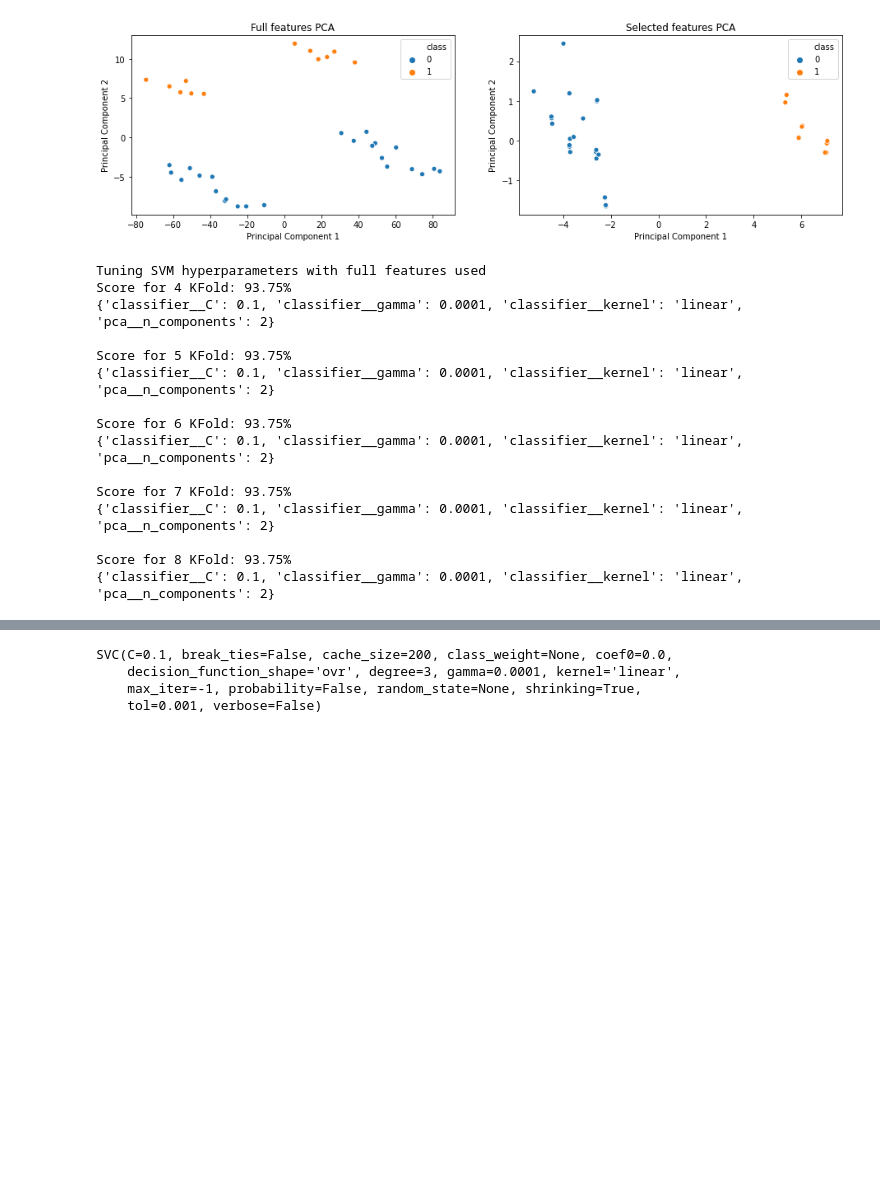
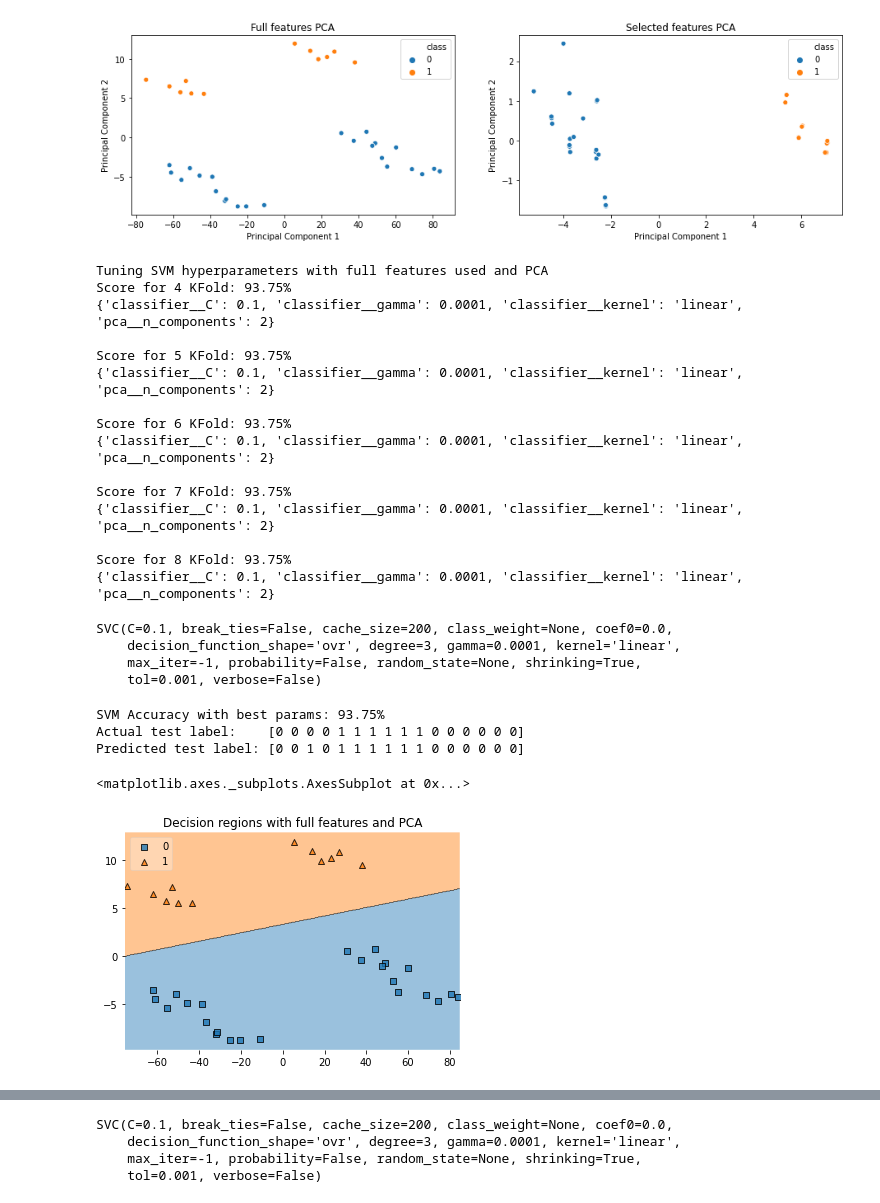
Before and after one commit to maarlf/vasp, a Jupyter notebook: notebooks/svm_classifier.ipynb, the cells around one changed output, grey strips where cells are left out. Saved outputs shown, nothing was run; the diff lists cells and outputs as text; code cells hidden in the pictures; blank space fills up the shorter version.

```diff
--- a/notebooks/svm_classifier.ipynb
+++ b/notebooks/svm_classifier.ipynb
@@ -77,0 +163,5 @@ sns.heatmap(corr_df.corr(), annot=True, vmin=-1, vmax=1, center=0, cmap='coolwar
+# %%
+clf2 = SVC(kernel=grid2.best_params_['classifier__kernel'],
+          gamma=grid2.best_params_['classifier__gamma'],
+          C=grid2.best_params_['classifier__C'])
+clf2.fit(X_train, y_train)
@@ -109,27 +213,27 @@ fig.show()
 # %% [output]
 [figure]
 # %%
-pipe = [('pca', PCA()), ('classifier', SVC())]
-param_grid = {
+pipe3 = [('pca', PCA()), ('classifier', SVC())]
+param_grid3 = {
     'pca__n_components': [2],
-    'classifier__kernel': ['rbf', 'linear'],
+    'classifier__kernel': ['linear'],
     'classifier__C': [0.1, 0.5, 1, 10, 30, 40, 50, 70, 100, 500, 1000],
     'classifier__gamma': [0.0001, 0.001, 0.005, 0.01, 0.05, 0.07, 0.1, 0.5, 1, 5, 10, 50]
 }
 
-pipeline = Pipeline(pipe)
+pipeline3 = Pipeline(pipe3)
 # %%
 test_transformed = pca.transform(X_test)
 
-print('Tuning SVM hyperparameters with full features used')
+print('Tuning SVM hyperparameters with full features used and PCA')
 for n in tqdm(range(4, 9)):
-    grid = GridSearchCV(pipeline, param_grid=param_grid, cv=KFold(n_splits=n))
-    grid.fit(X_transformed, y_train)
-    print('Score for {} KFold: {}%'.format(n, grid.score(test_transformed, y_test) * 100))
-    print(grid.best_params_)
+    grid3 = GridSearchCV(pipeline3, param_grid=param_grid3, cv=KFold(n_splits=n))
+    grid3.fit(X_transformed, y_train)
+    print('Score for {} KFold: {}%'.format(n, grid3.score(test_transformed, y_test) * 100))
+    print(grid3.best_params_)
     print()
 # %% [output]
-Tuning SVM hyperparameters with full features used
+Tuning SVM hyperparameters with full features used and PCA
 Score for 4 KFold: 93.75%
 {'classifier__C': 0.1, 'classifier__gamma': 0.0001, 'classifier__kernel': 'linear', 'pca__n_components': 2}
 
@@ -144,3 +248,28 @@ Score for 7 KFold: 93.75%
 
 Score for 8 KFold: 93.75%
 {'classifier__C': 0.1, 'classifier__gamma': 0.0001, 'classifier__kernel': 'linear', 'pca__n_components': 2}
+# %%
+clf3 = SVC(kernel=grid3.best_params_['classifier__kernel'],
+          gamma=grid3.best_params_['classifier__gamma'],
+          C=grid3.best_params_['classifier__C'])
+clf3.fit(X_transformed, y_train)
+# %% [output]
+SVC(C=0.1, break_ties=False, cache_size=200, class_weight=None, coef0=0.0,
+    decision_function_shape='ovr', degree=3, gamma=0.0001, kernel='linear',
+    max_iter=-1, probability=False, random_state=None, shrinking=True,
+    tol=0.001, verbose=False)
+# %%
+y_pred3 = clf3.predict(test_transformed)
+print('SVM Accuracy with best params: {}%'.format(accuracy_score(y_pred3, y_test) * 100))
+print('Actual test label:    {}'.format(y_test))
+print('Predicted test label: {}'.format(y_pred3))
+# %% [output]
+SVM Accuracy with best params: 93.75%
+Actual test label:    [0 0 0 0 1 1 1 1 1 1 0 0 0 0 0 0]
+Predicted test label: [0 0 1 0 1 1 1 1 1 1 0 0 0 0 0 0]
+# %%
+plt.title('Decision regions with full features and PCA')
+plot_decision_regions(X_transformed, y_train, clf=clf3, legend=2)
+# %% [output]
+<matplotlib.axes._subplots.AxesSubplot at 0x...>
+[figure, added]
```
Also changed, not shown: parts of 25 cells of this notebook.
